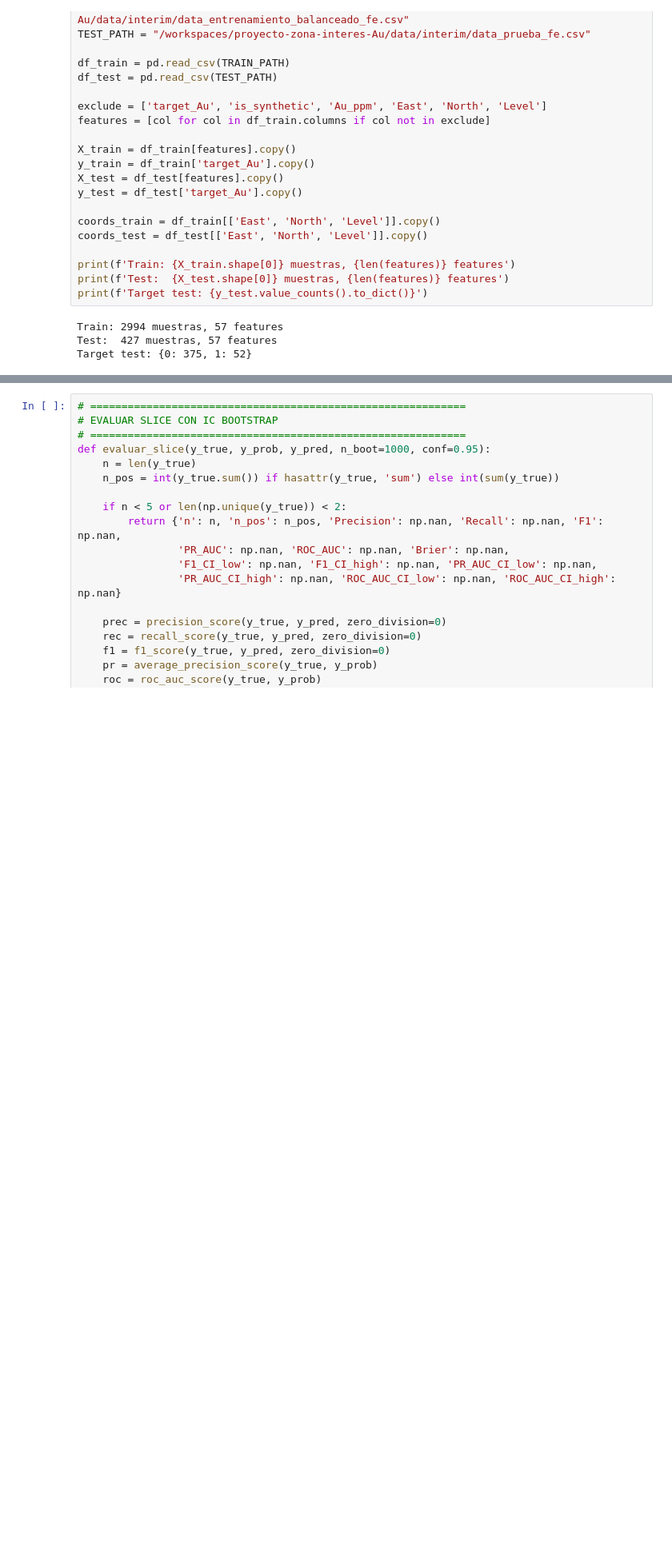
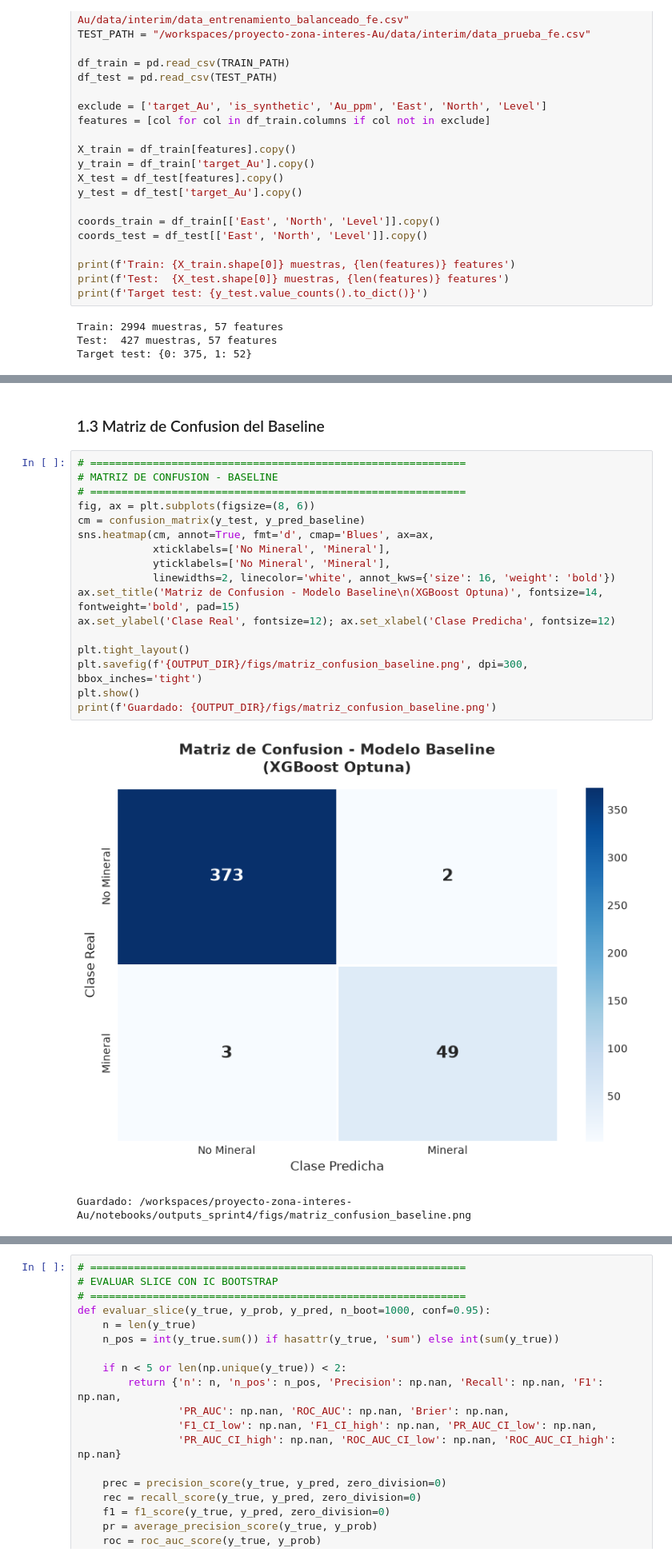
Before and after one commit to Fernando-Huaman/proyecto-zona-interes-Au, a Jupyter notebook: notebooks/sprint4.ipynb, the cells around one changed output, grey strips where cells are left out. Shown at 80% size. Cells and saved outputs as stored; diff of their text form; blank space fills up the shorter version.

```diff
--- a/notebooks/sprint4.ipynb
+++ b/notebooks/sprint4.ipynb
@@ -127,3 +151,25 @@ Confusion: [[373, 2], [3, 49]]
+# %% [markdown]
+### 1.3 Matriz de Confusion del Baseline
+# %%
+# ============================================================
+# MATRIZ DE CONFUSION - BASELINE
+# ============================================================
+fig, ax = plt.subplots(figsize=(8, 6))
+cm = confusion_matrix(y_test, y_pred_baseline)
+sns.heatmap(cm, annot=True, fmt='d', cmap='Blues', ax=ax,
+            xticklabels=['No Mineral', 'Mineral'],
+            yticklabels=['No Mineral', 'Mineral'],
+            linewidths=2, linecolor='white', annot_kws={'size': 16, 'weight': 'bold'})
+ax.set_title('Matriz de Confusion - Modelo Baseline\n(XGBoost Optuna)', fontsize=14, fontweight='bold', pad=15)
+ax.set_ylabel('Clase Real', fontsize=12); ax.set_xlabel('Clase Predicha', fontsize=12)
+
+plt.tight_layout()
+plt.savefig(f'{OUTPUT_DIR}/figs/matriz_confusion_baseline.png', dpi=300, bbox_inches='tight')
+plt.show()
+print(f'Guardado: {OUTPUT_DIR}/figs/matriz_confusion_baseline.png')
+# %% [output]
+[figure, added]
+Guardado: /workspaces/proyecto-zona-interes-Au/notebooks/outputs_sprint4/figs/matriz_confusion_baseline.png
 # %% [markdown]
 ## 2. Definicion de Slices
 
```
Also changed, not shown: parts of 24 cells of this notebook, 5 other files.
